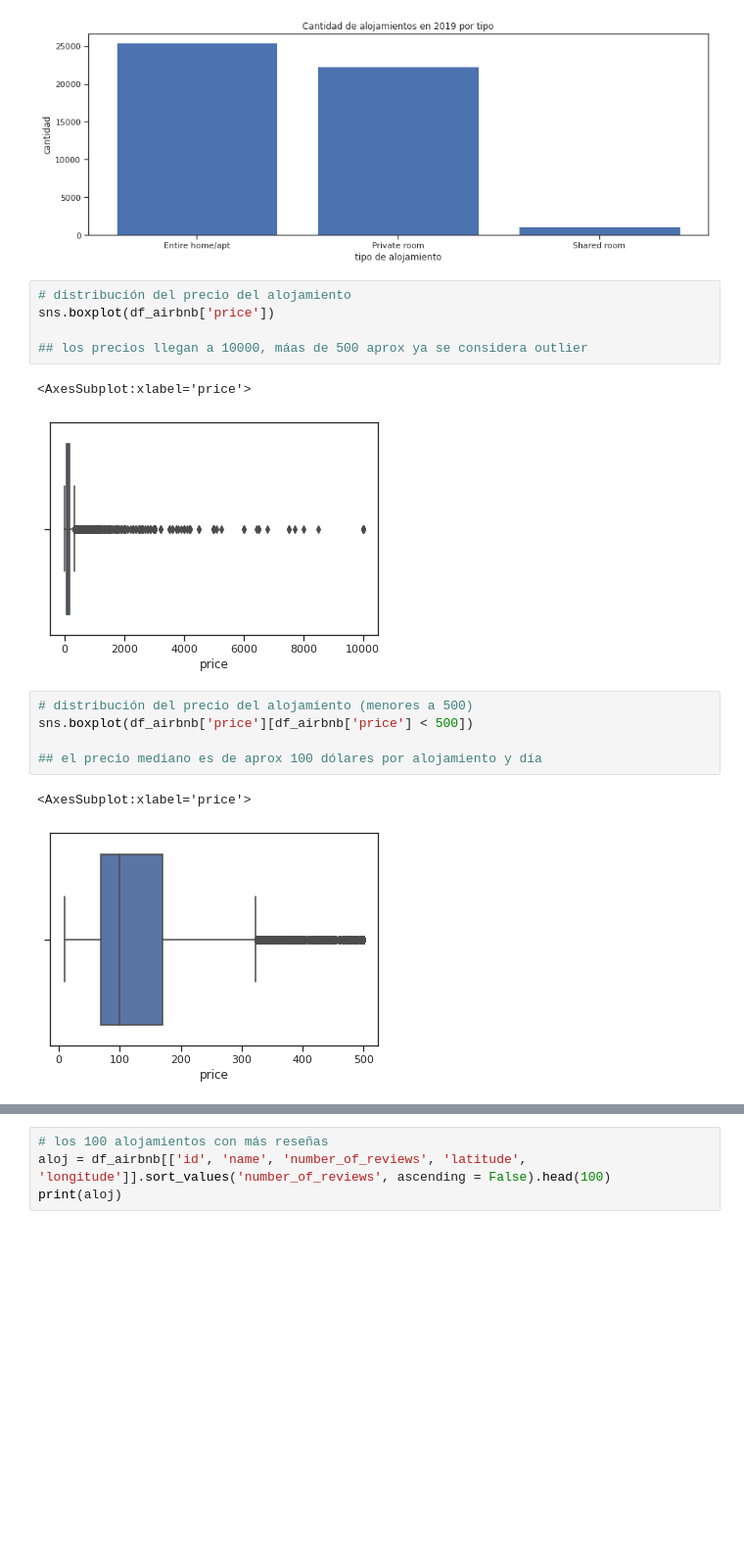
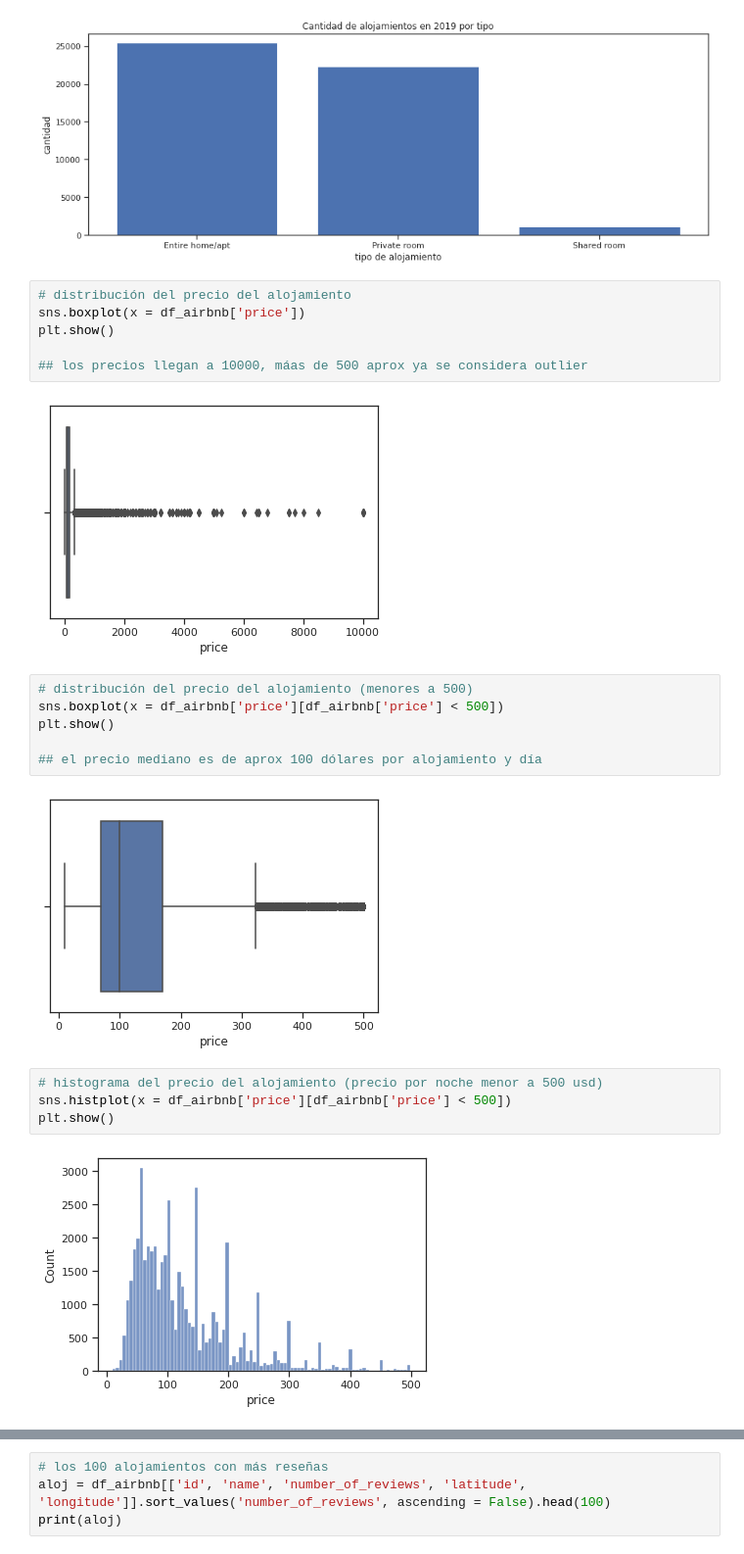
Before and after one commit to RominaGonella/machine-learning-python-template, a Jupyter notebook: src/explore.ipynb, the cells around one changed output, grey strips where cells are left out. Shown: that part at 98% size. Saved outputs shown, nothing was run; the diff lists cells and outputs as text; blank space fills up the shorter version.

```diff
--- a/src/explore.ipynb
+++ b/src/explore.ipynb
@@ -222,19 +215,25 @@ plt.show()
 [figure]
 # %%
 # distribución del precio del alojamiento
-sns.boxplot(df_airbnb['price'])
+sns.boxplot(x = df_airbnb['price'])
+plt.show()
 
 ## los precios llegan a 10000, máas de 500 aprox ya se considera outlier
 # %% [output]
-<AxesSubplot:xlabel='price'>
 [figure]
 # %%
 # distribución del precio del alojamiento (menores a 500)
-sns.boxplot(df_airbnb['price'][df_airbnb['price'] < 500])
+sns.boxplot(x = df_airbnb['price'][df_airbnb['price'] < 500])
+plt.show()
 
 ## el precio mediano es de aprox 100 dólares por alojamiento y día
 # %% [output]
-<AxesSubplot:xlabel='price'>
 [figure]
+# %%
+# histograma del precio del alojamiento (precio por noche menor a 500 usd)
+sns.histplot(x = df_airbnb['price'][df_airbnb['price'] < 500])
+plt.show()
+# %% [output]
+[figure, added]
 # %%
 # precio del alojamiento según tipo (menores a 500 usd)
```
Also changed, not shown: parts of 16 cells of this notebook, 1 other file.
